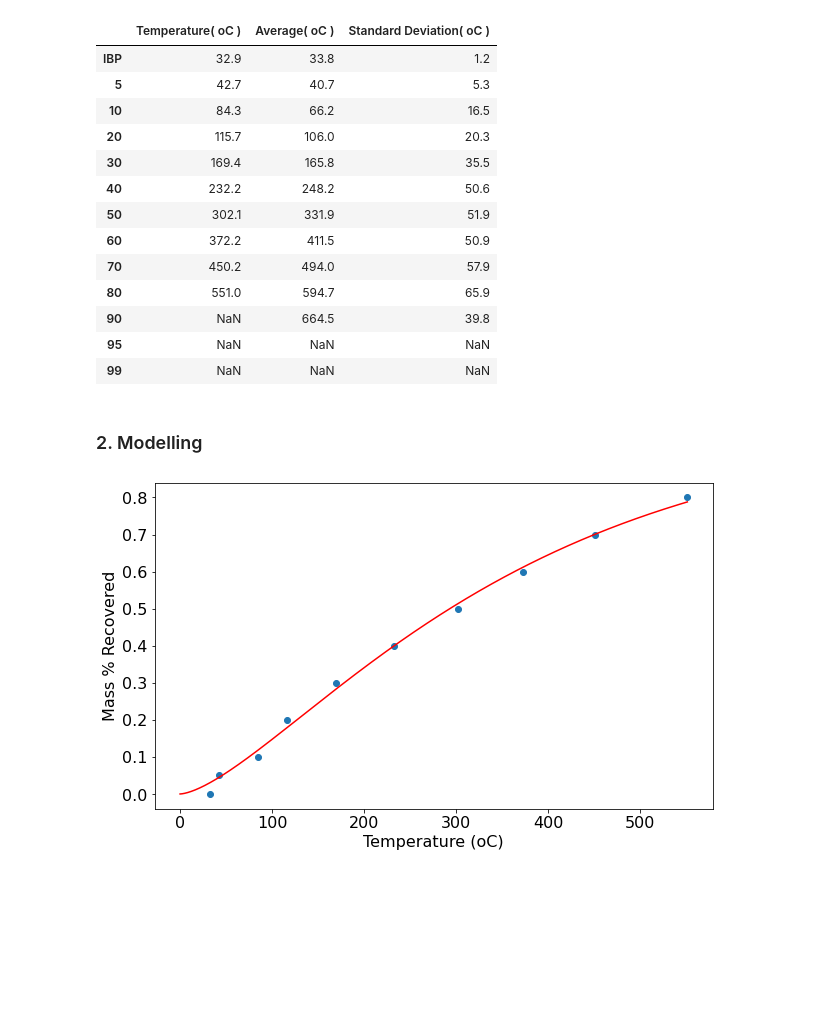
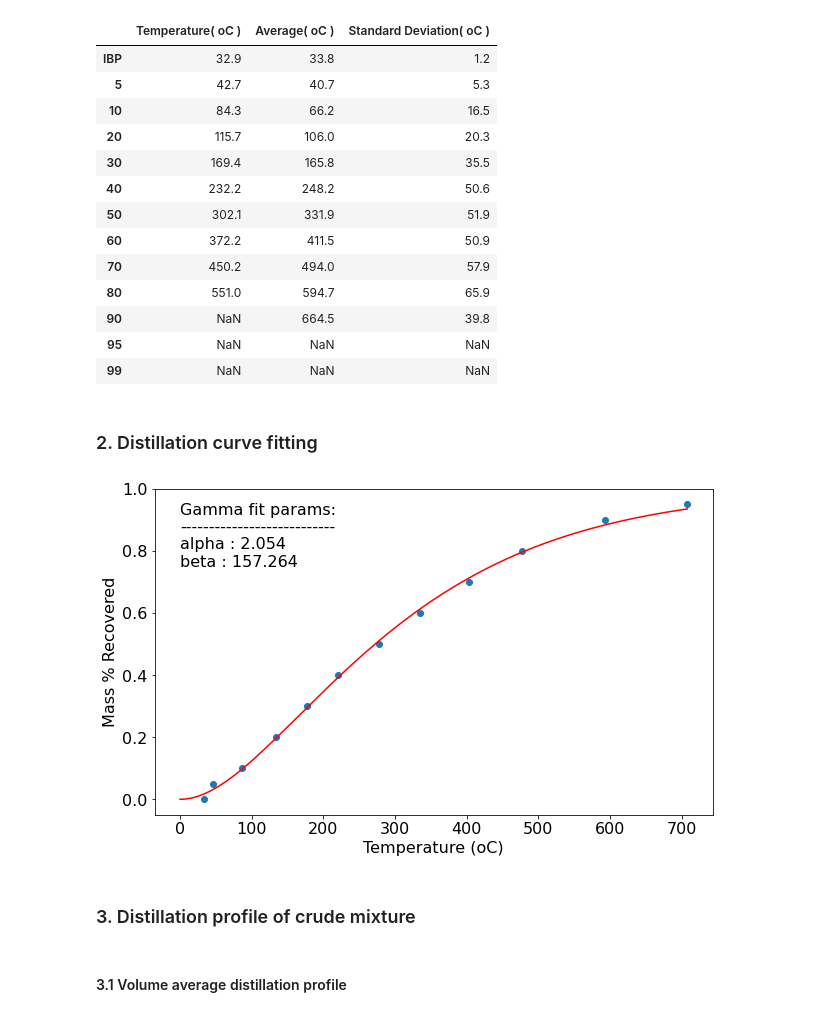
Before and after one commit to RobBlumberg/validere_distillation, a Jupyter notebook: distillation-profile.ipynb, the cells around one changed output. Cells and saved outputs as stored; diff of their text form; code cells hidden in the pictures; blank space fills up the shorter version.

```diff
--- a/distillation-profile.ipynb
+++ b/distillation-profile.ipynb
@@ -34,7 +36,7 @@ def get_distillation_profile(crude_name, date="recent"):
     assert date == "recent" or re.match("\\d\\d\\d\\d-\\d\\d-\\d\\d", date), \
         "date must be either 'recent' or in format YYYY-MM-DD"
 
-    distillation_data = requests.get(f"https://crudemonitor.ca/crudes/dist.php?acr={crude}&time={date}")
+    distillation_data = requests.get(f"https://crudemonitor.ca/crudes/dist.php?acr={crude_name}&time={date}")
     soup = BeautifulSoup(distillation_data.text)
 
     err_msg1 = "No crudes match the given acronym."
@@ -94,12 +96,16 @@ crude_df
 | 95 | NaN | NaN | NaN |
 | 99 | NaN | NaN | NaN |
 # %% [markdown]
-### 2. Modelling
+### 2. Distillation curve fitting
 # %%
-def gamma_fit(temp, distilled):
+def gamma_fit(crude_name, ax, date="recent"):
+    """
 
-    temp = temp.dropna()
-    distilled = distilled[0:len(temp)]
+    """
+
+    crude_df = get_distillation_profile(crude_name, date=date)
+    temp = crude_df["Temperature( oC )"].dropna()
+    distilled = [float(x) / 100 if x != "IBP" else 0 for x in list(crude_df.index)][0:len(temp)]
 
     f = lambda temp, a, b: scipy.stats.gamma(a=a, scale=b).cdf(temp)
     fit_params, cov_matrix = curve_fit(f, temp, distilled, p0=[5, 60])
@@ -107,17 +113,25 @@ def gamma_fit(temp, distilled):
     temps = np.linspace(0, max(temp), 1000)
     fit_vals = scipy.stats.gamma(a=fit_params[0], scale=fit_params[1]).cdf(temps)
 
-    fig, ax = plt.subplots(1, 1, figsize=(10, 6))
     ax.scatter(temp, distilled)
     ax.plot(temps, fit_vals, color="red")
     ax.set_xlabel("Temperature (oC)", size=16)
     ax.set_ylabel("Mass % Recovered", size=16)
     ax.tick_params(labelsize=16)
+    ax.annotate(f"Gamma fit params: \n" +
+                "---------------------------\n" +
+                f"alpha : {fit_params[0]:.3f}\nbeta : {fit_params[1]:.3f}",
+                xy=(0, 0.75),
+                size=16)
+    ax.set_ylim(-0.05, 1)
 
     return fit_params, cov_matrix, fit_vals
-# %%
-temp = crude_df["Temperature( oC )"]
-distilled = [float(x) / 100 if x != "IBP" else 0 for x in list(crude_df.index)]
-gamma_fit(temp, distilled);
-# %% [output]
-[figure, removed]
+# %%
+fig, ax = plt.subplots(1, 1, figsize=(10, 6))
+gamma_fit("RA", ax=ax);
+# %% [output]
+[figure, added]
+# %% [markdown]
+### 3. Distillation profile of crude mixture
+# %% [markdown]
+#### 3.1 Volume average distillation profile
```
Also changed, not shown: parts of 4 cells of this notebook.
